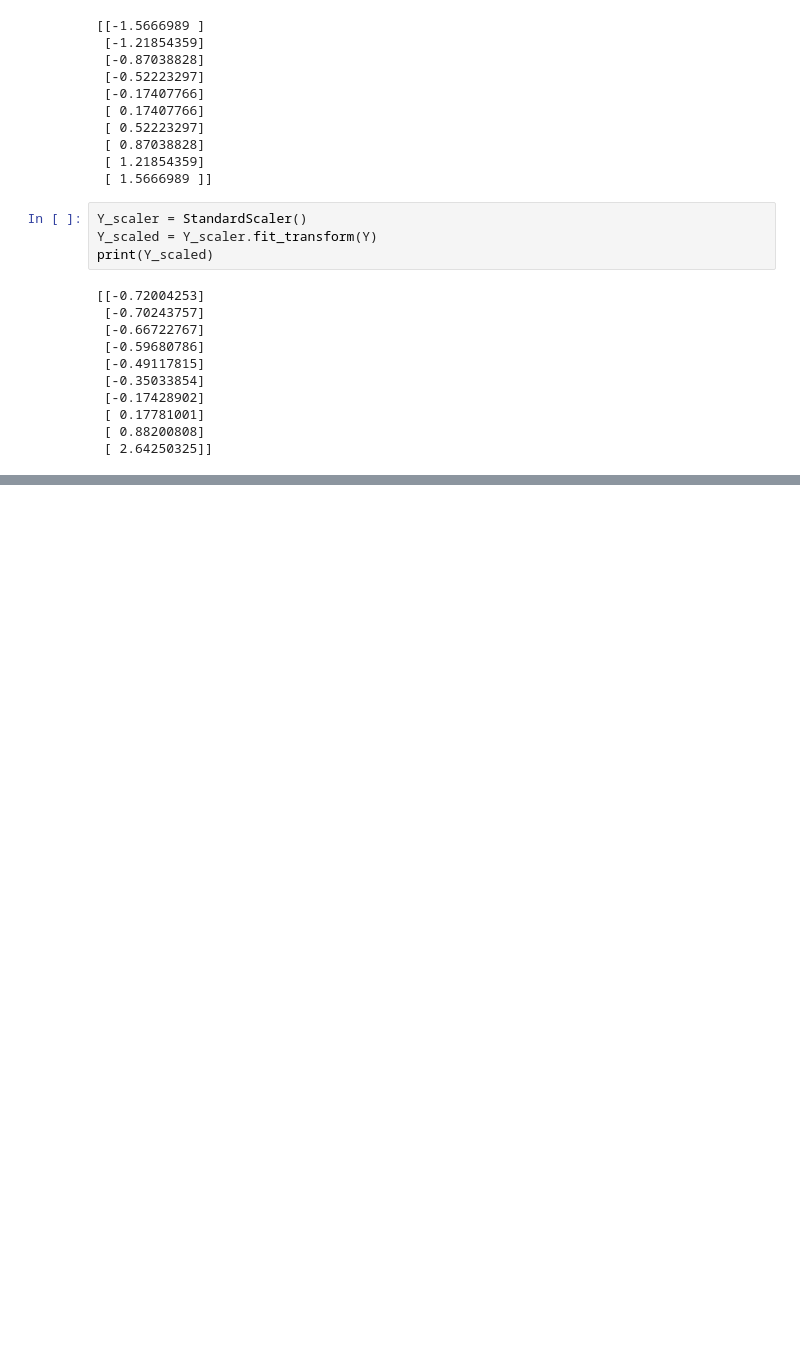
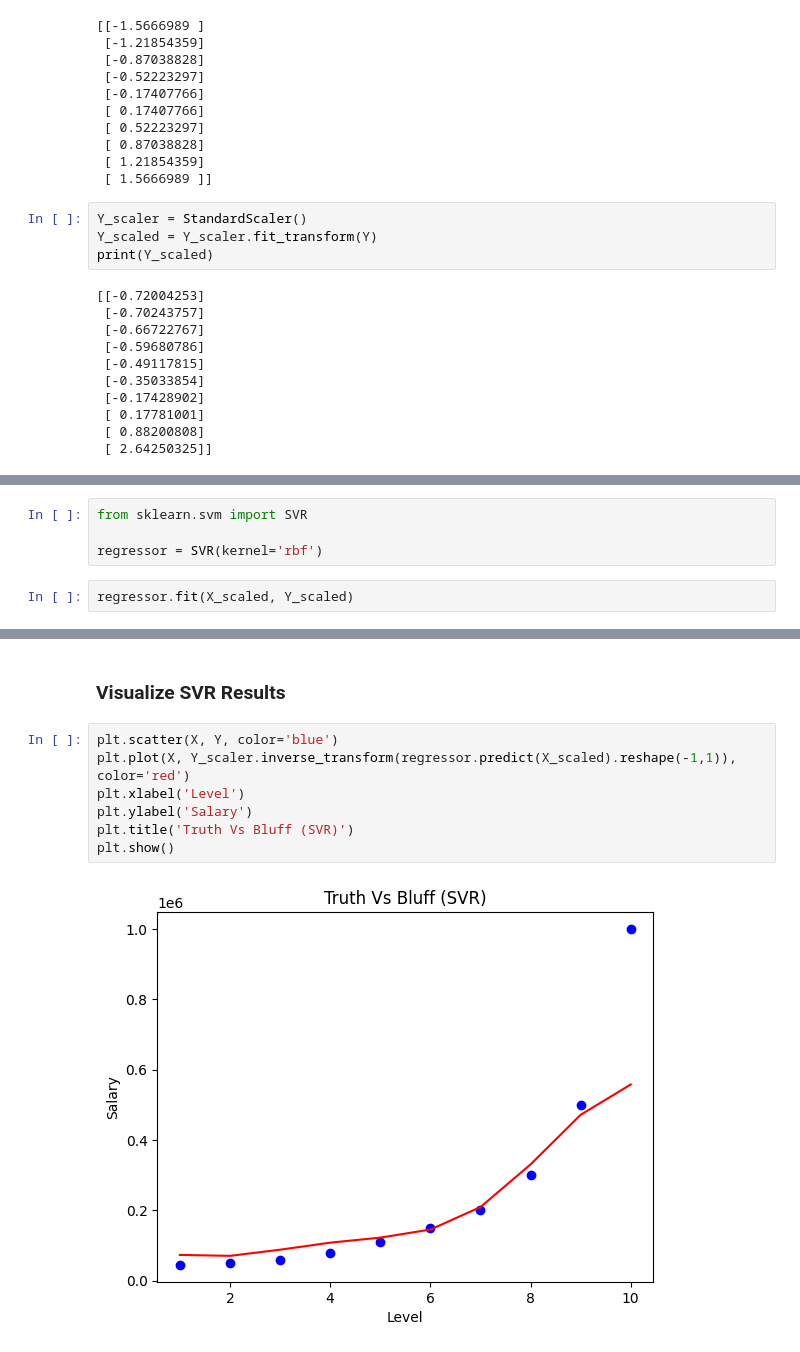
Before and after one commit to Divya1123/Machine-Learning, a Jupyter notebook: Part2- Regression/4-Support-Vector-Regression(SVR).ipynb, the cells around one changed output, grey strips where cells are left out. Saved outputs shown, nothing was run; the diff lists cells and outputs as text; blank space fills up the shorter version.

```diff
--- a/Part2- Regression/4-Support-Vector-Regression(SVR).ipynb
+++ b/Part2- Regression/4-Support-Vector-Regression(SVR).ipynb
@@ -106,0 +109,6 @@ print(Y_scaled)
+# %%
+from sklearn.svm import SVR
+
+regressor = SVR(kernel='rbf')
+# %%
+regressor.fit(X_scaled, Y_scaled)
@@ -106,0 +137,11 @@ print(Y_scaled)
+# %% [markdown]
+### Visualize SVR Results
+# %%
+plt.scatter(X, Y, color='blue')
+plt.plot(X, Y_scaler.inverse_transform(regressor.predict(X_scaled).reshape(-1,1)), color='red')
+plt.xlabel('Level')
+plt.ylabel('Salary')
+plt.title('Truth Vs Bluff (SVR)')
+plt.show()
+# %% [output]
+[figure, added]
```
Also changed, not shown: parts of 8 cells of this notebook, 1 other file.
